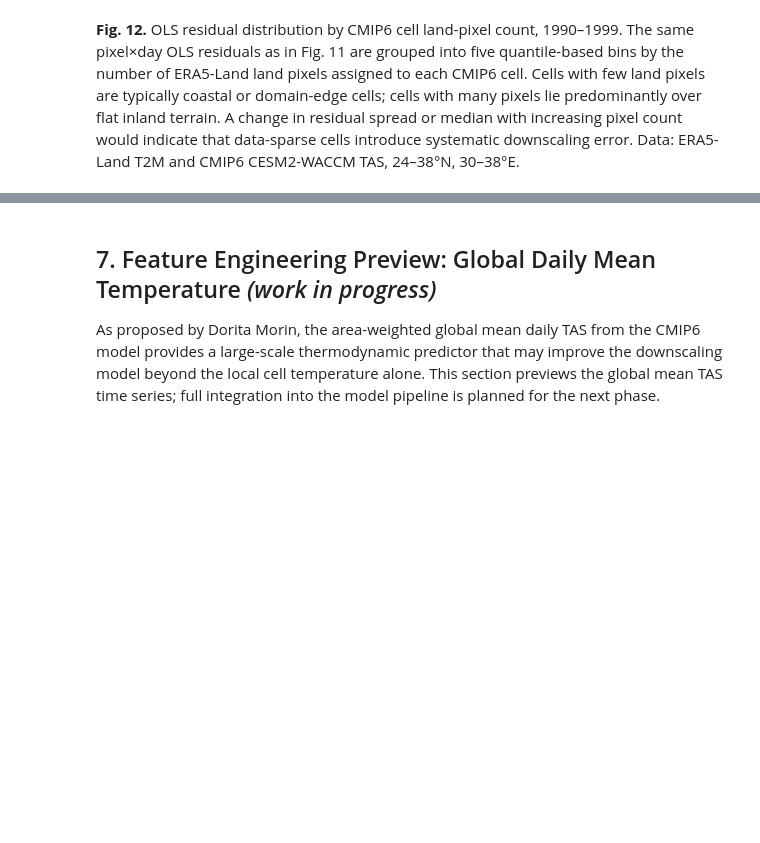
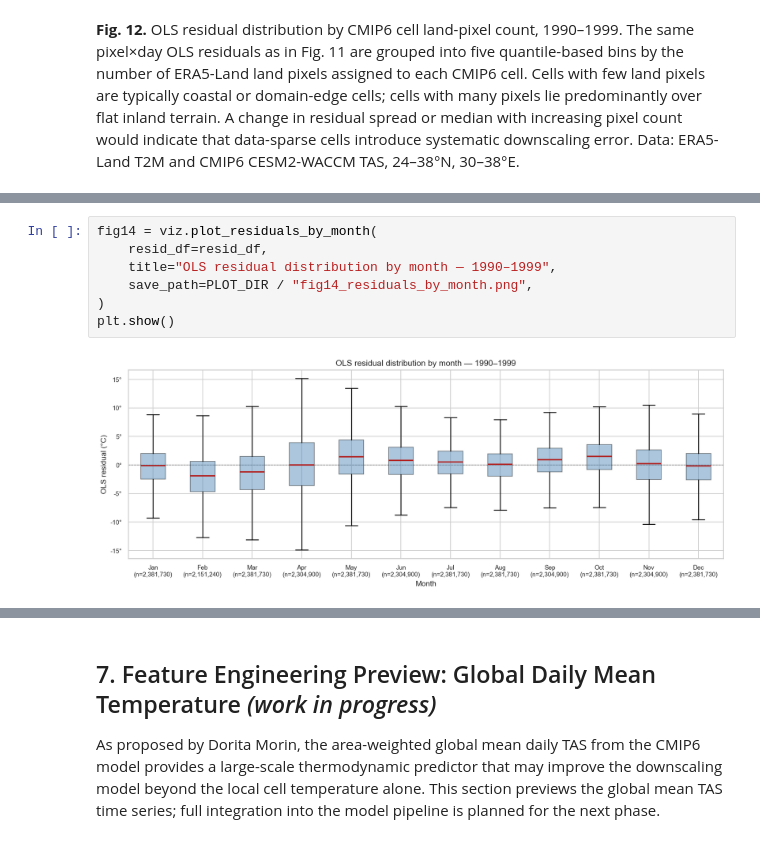
Before and after one commit to Shirlevran9/downscaling-thesis, a Jupyter notebook: notebooks/01_initial_data_exploration.ipynb, the cells around one changed output, grey strips where cells are left out. Saved outputs shown, nothing was run; the diff lists cells and outputs as text; blank space fills up the shorter version.

```diff
--- a/notebooks/01_initial_data_exploration.ipynb
+++ b/notebooks/01_initial_data_exploration.ipynb
@@ -824,0 +864,9 @@ plt.show()
+# %%
+fig14 = viz.plot_residuals_by_month(
+    resid_df=resid_df,
+    title="OLS residual distribution by month — 1990–1999",
+    save_path=PLOT_DIR / "fig14_residuals_by_month.png",
+)
+plt.show()
+# %% [output]
+[figure, added]
```
Also changed, not shown: parts of 9 cells of this notebook, 5 other files.
